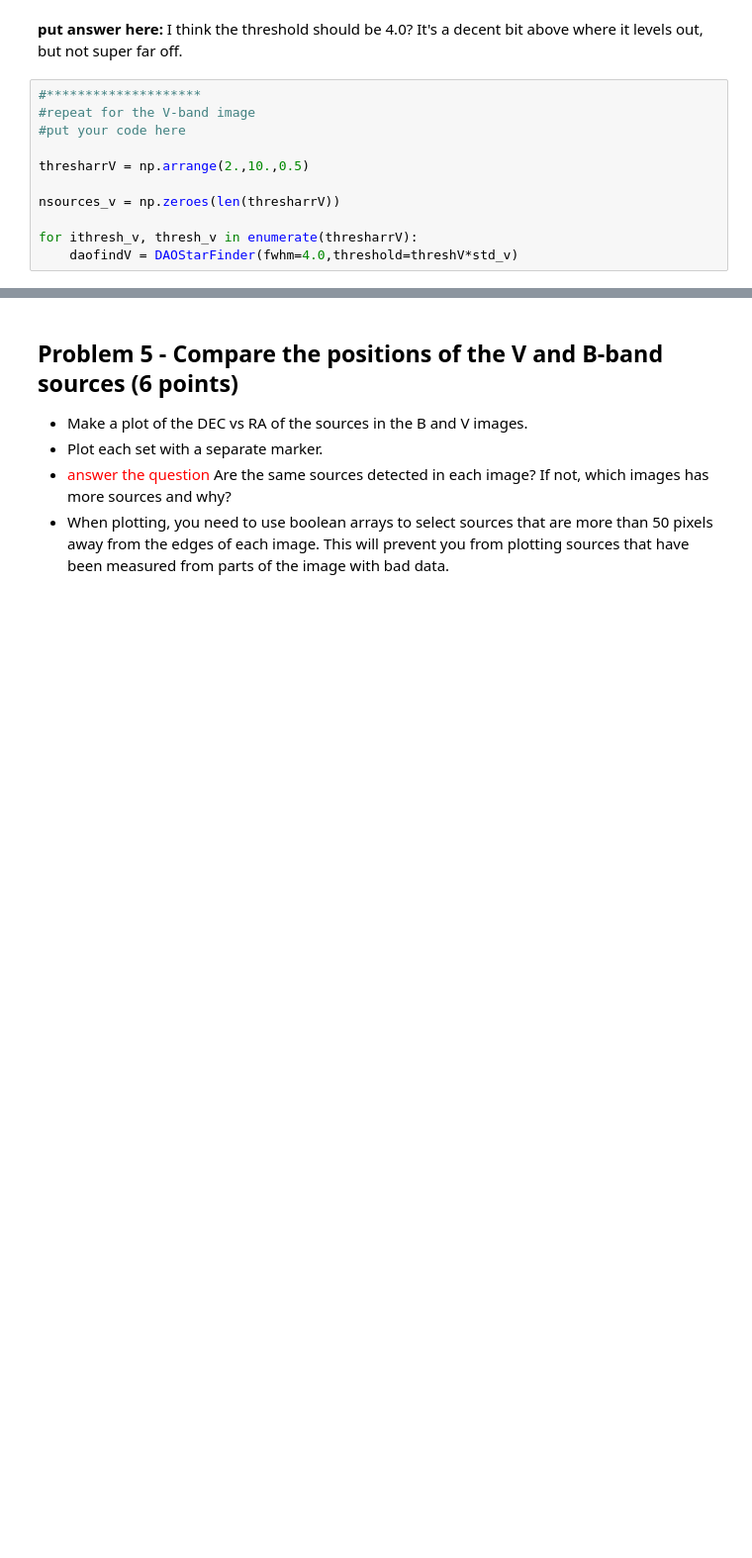
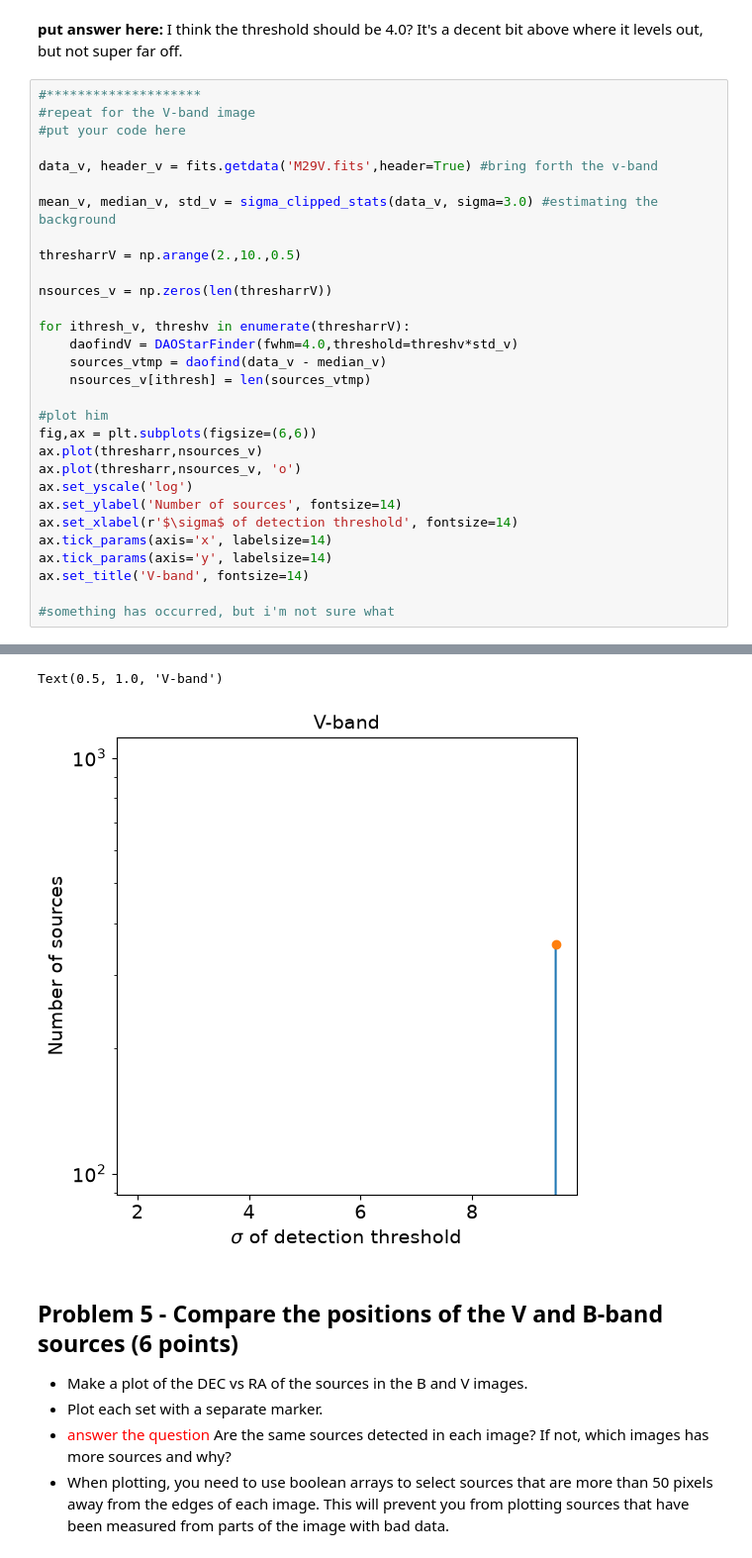
Before and after one commit to kaherink/Reductionproject_student, a Jupyter notebook: cluster_photometry_student.ipynb, the cells around one changed output, grey strips where cells are left out. Shown at 99% size. Saved outputs shown, nothing was run; the diff lists cells and outputs as text; blank space fills up the shorter version.

```diff
--- a/cluster_photometry_student.ipynb
+++ b/cluster_photometry_student.ipynb
@@ -472,14 +467,34 @@ Text(0.5, 1.0, 'B-band')
 Based on the plot above, choose a threshold for your final catalog in the cell above the previous one.  You should pick a threshold above which the number of sources starts to flatten out.
 # %% [markdown]
 **put answer here:** I think the threshold should be 4.0? It's a decent bit above where it levels out, but not super far off.
-# %%
-#********************
-#repeat for the V-band image
-#put your code here
-
-thresharrV = np.arrange(2.,10.,0.5)
-
-nsources_v = np.zeroes(len(thresharrV))
-
-for ithresh_v, thresh_v in enumerate(thresharrV):
-    daofindV = DAOStarFinder(fwhm=4.0,threshold=threshV*std_v)
+# %%
+#********************
+#repeat for the V-band image
+#put your code here
+
+data_v, header_v = fits.getdata('M29V.fits',header=True) #bring forth the v-band
+
+mean_v, median_v, std_v = sigma_clipped_stats(data_v, sigma=3.0) #estimating the background
+
+thresharrV = np.arange(2.,10.,0.5)
+
+nsources_v = np.zeros(len(thresharrV))
+
+for ithresh_v, threshv in enumerate(thresharrV):
+    daofindV = DAOStarFinder(fwhm=4.0,threshold=threshv*std_v)
+    sources_vtmp = daofind(data_v - median_v)
+    nsources_v[ithresh] = len(sources_vtmp)
+
+#plot him
+fig,ax = plt.subplots(figsize=(6,6))
+ax.plot(thresharr,nsources_v)
+ax.plot(thresharr,nsources_v, 'o')
+ax.set_yscale('log')
+ax.set_ylabel('Number of sources', fontsize=14)
+ax.set_xlabel(r'$\sigma$ of detection threshold', fontsize=14)
+ax.tick_params(axis='x', labelsize=14)
+ax.tick_params(axis='y', labelsize=14)
+ax.set_title('V-band', fontsize=14)
+
+#something has occurred, but i'm not sure what
+# %% [output]
@@ -486,3 +502,5 @@ for ithresh_v, thresh_v in enumerate(thresharrV):
+Text(0.5, 1.0, 'V-band')
+[figure, added]
 # %% [markdown]
 ## Problem 5 - Compare the positions of the V and B-band sources (6 points)
 
```
Also changed, not shown: parts of 12 cells of this notebook.
